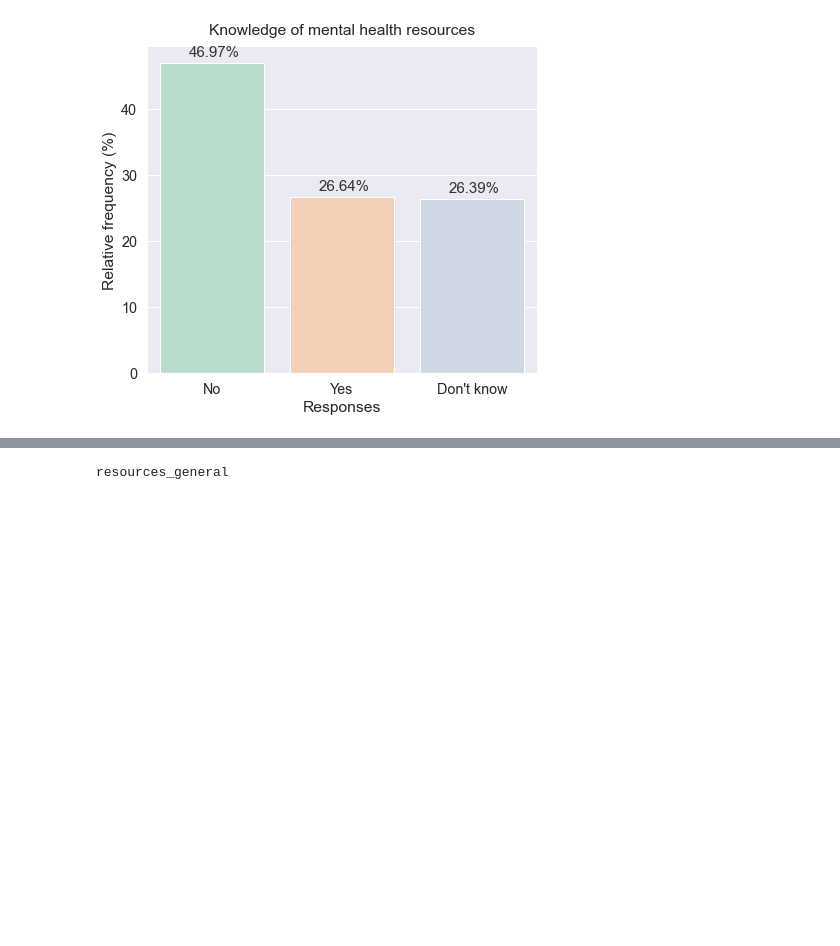
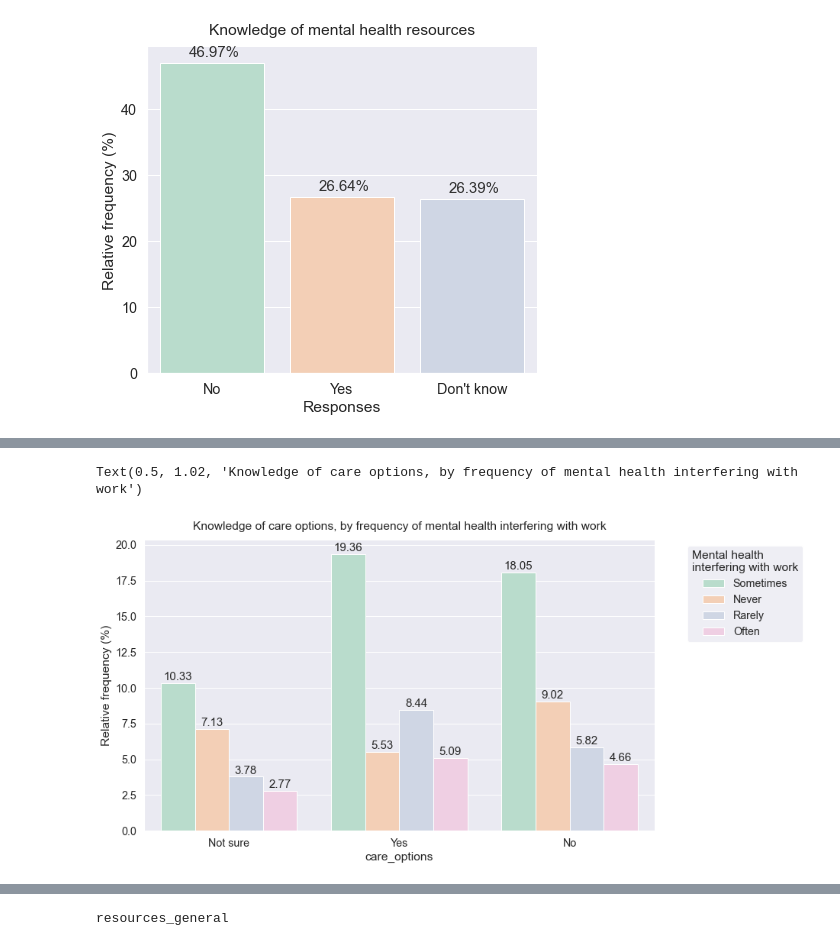
Before and after one commit to cltomiyama/MentalHealthSurvey_analysis, a Jupyter notebook: analysis/gale/analysis_notebook_gc.ipynb, the cells around one changed output, grey strips where cells are left out. Saved outputs shown, nothing was run; the diff lists cells and outputs as text; code cells hidden in the pictures; blank space fills up the shorter version.

```diff
--- a/analysis/gale/analysis_notebook_gc.ipynb
+++ b/analysis/gale/analysis_notebook_gc.ipynb
@@ -436,3 +436,11 @@ ax0.set_title('Knowledge of mental health resources', y=1.02)
 # %% [output]
 Text(0.5, 1.02, 'Knowledge of mental health resources')
 [figure]
+# %%
+interfere_knowledge = mh_filtered_condition.groupby('care_options')['work_interfere'].value_counts().to_frame().rename(columns={'work_interfere':'count'})
+pfg.rel_freq_within_grp(interfere_knowledge)
+pfg.make_relfreq_col(interfere_knowledge)
+
+interfere_knowledge_index = interfere_knowledge.reset_index()
+
+display('interfere_knowledge', 'interfere_knowledge_index')
@@ -438,0 +477,14 @@ Text(0.5, 1.02, 'Knowledge of mental health resources')
+# %%
+fig, ax = plt.subplots(figsize=(12,7))
+
+ax = sns.barplot(data=interfere_knowledge_index, y='rel_freq', x='care_options', hue='work_interfere')
+
+pfg.grouped_rel_freq_label(ax)
+
+ax.set_xticklabels(sorted_response_labels)
+plt.legend(title='Mental health\ninterfering with work',bbox_to_anchor=(1.3,1),edgecolor='1')
+plt.ylabel('Relative frequency (%)')
+plt.title('Knowledge of care options, by frequency of mental health interfering with work', y=1.02)
+# %% [output]
+Text(0.5, 1.02, 'Knowledge of care options, by frequency of mental health interfering with work')
+[figure, added]
```
Also changed, not shown: parts of 8 cells of this notebook.
